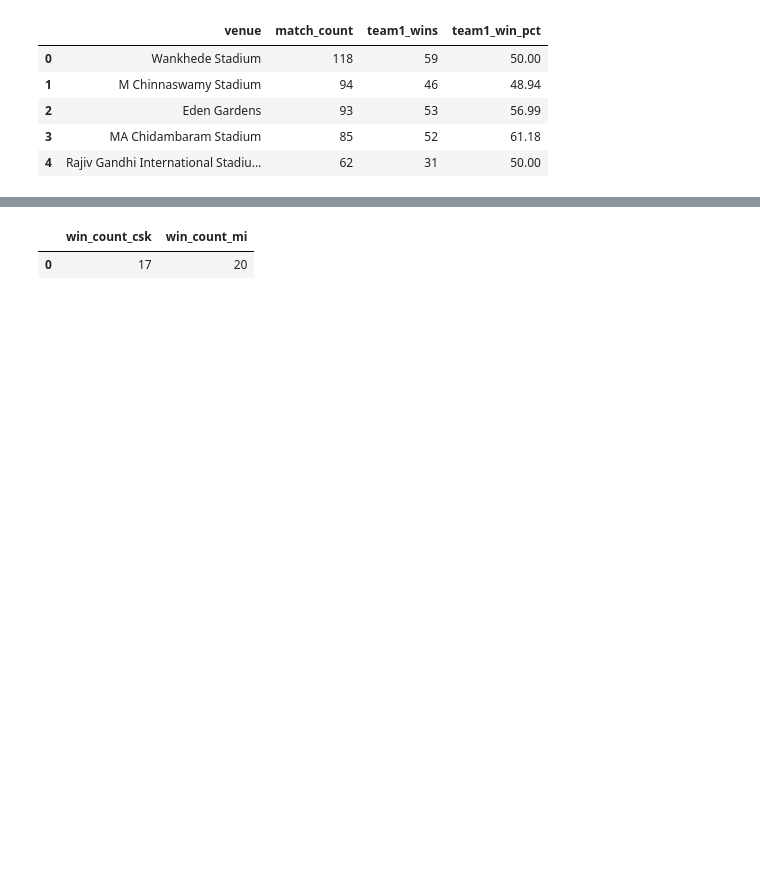
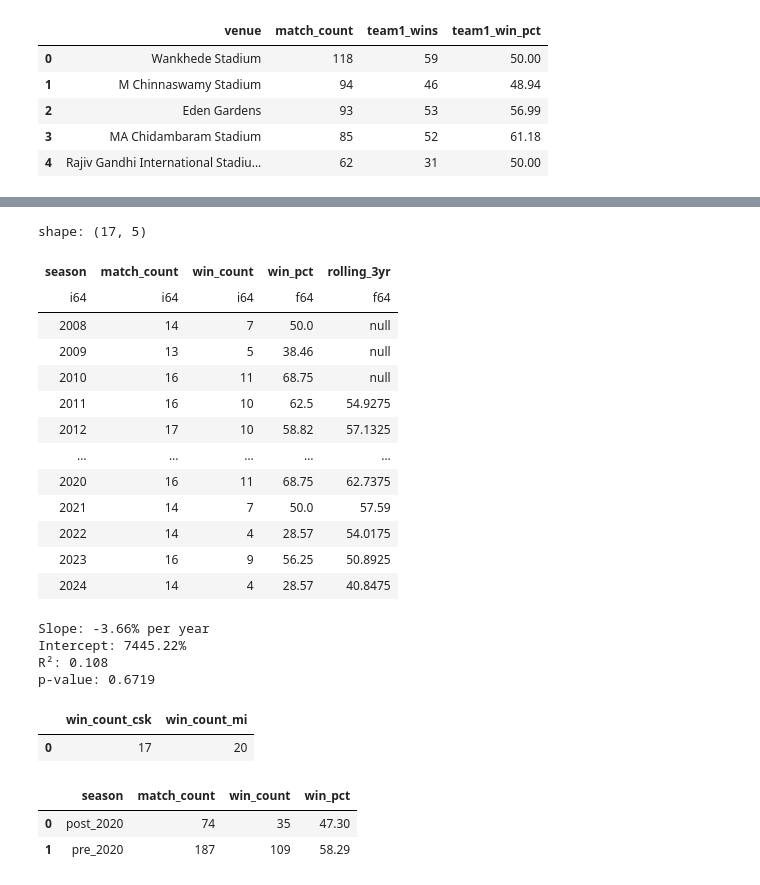
Before and after one commit to Mathir14/IPL-Analysis, a Jupyter notebook: eda.ipynb, the cells around one changed output, grey strips where cells are left out. Saved outputs shown, nothing was run; the diff lists cells and outputs as text; code cells hidden in the pictures; blank space fills up the shorter version.

```diff
--- a/eda.ipynb
+++ b/eda.ipynb
@@ -201,3 +214,49 @@ order by season;
+# %%
+import polars as pl
+
+#mi_ipl = pl.from_pandas(mi_ipl)
+mi_ipl = mi_ipl.with_columns(
+    pl.col('win_pct')
+    .rolling_mean(window_size=4)
+    .alias('rolling_3yr')
+)
+
+mi_ipl
+# %% [output]
+shape: (17, 5)
+| season | match_count | win_count | win_pct | rolling_3yr |
+| i64 | i64 | i64 | f64 | f64 |
+| 2008 | 14 | 7 | 50.0 | null |
+| 2009 | 13 | 5 | 38.46 | null |
+| 2010 | 16 | 11 | 68.75 | null |
+| 2011 | 16 | 10 | 62.5 | 54.9275 |
+| 2012 | 17 | 10 | 58.82 | 57.1325 |
+| … | … | … | … | … |
+| 2020 | 16 | 11 | 68.75 | 62.7375 |
+| 2021 | 14 | 7 | 50.0 | 57.59 |
+| 2022 | 14 | 4 | 28.57 | 54.0175 |
+| 2023 | 16 | 9 | 56.25 | 50.8925 |
+| 2024 | 14 | 4 | 28.57 | 40.8475 |
+# %%
+from scipy.stats import linregress
+import pandas as pd
+
+mi_post_2021 = mi_ipl.filter(pl.col('season') >= 2021)
+
+slope, intercept, r_value, p_value, std_err = linregress(
+    mi_post_2021['season'],
+    mi_post_2021['win_pct']
+)
+
+print(f"Slope: {slope:.2f}% per year")
+print(f"Intercept: {intercept:.2f}%")
+print(f"R²: {r_value**2:.3f}")
+print(f"p-value: {p_value:.4f}")
+# %% [output]
+Slope: -3.66% per year
+Intercept: 7445.22%
+R²: 0.108
+p-value: 0.6719
 # %%
 %%sql
 select
@@ -209,3 +268,18 @@ where team1 in ('Chennai Super Kings', 'Mumbai Indians') and team2 in ('Chennai
 # %% [output]
 |  | win_count_csk | win_count_mi |
 | 0 | 17 | 20 |
+# %%
+%%sql
+select
+    case when(extract(year from to_date(date, 'YYYY-MM-DD'))) < 2020 then 'pre_2020' else 'post_2020' end as season,
+    count(distinct id) as match_count,
+    sum(case when winner = 'Mumbai Indians' then 1 else 0 end) as win_count,
+    round(100.0 * sum(case when winner = 'Mumbai Indians' then 1 else 0 end)/ count(distinct id), 2) as win_pct
+from matches
+where team1 = 'Mumbai Indians' or team2 = 'Mumbai Indians'
+group by case when(extract(year from to_date(date, 'YYYY-MM-DD'))) < 2020 then 'pre_2020' else 'post_2020' end
+order by season;
+# %% [output]
+|  | season | match_count | win_count | win_pct |
+| 0 | post_2020 | 74 | 35 | 47.30 |
+| 1 | pre_2020 | 187 | 109 | 58.29 |
```
Also changed, not shown: parts of 7 cells of this notebook.
